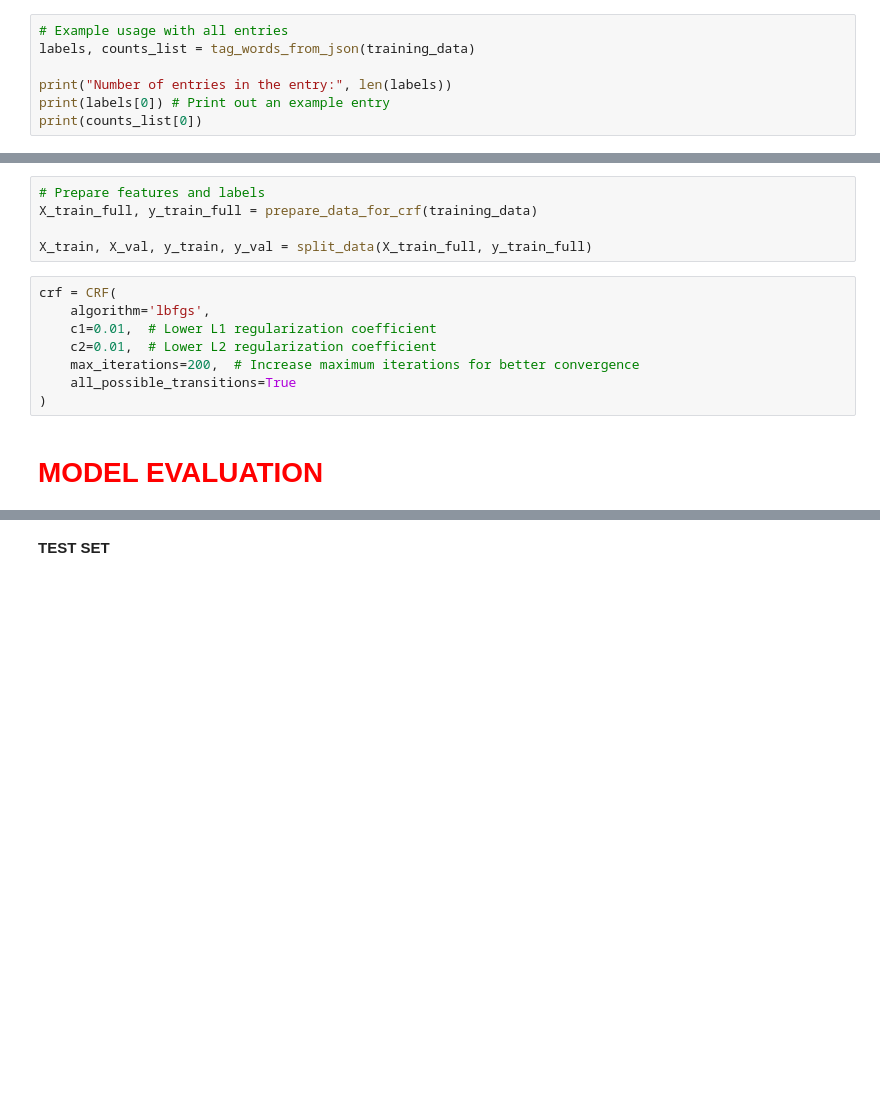
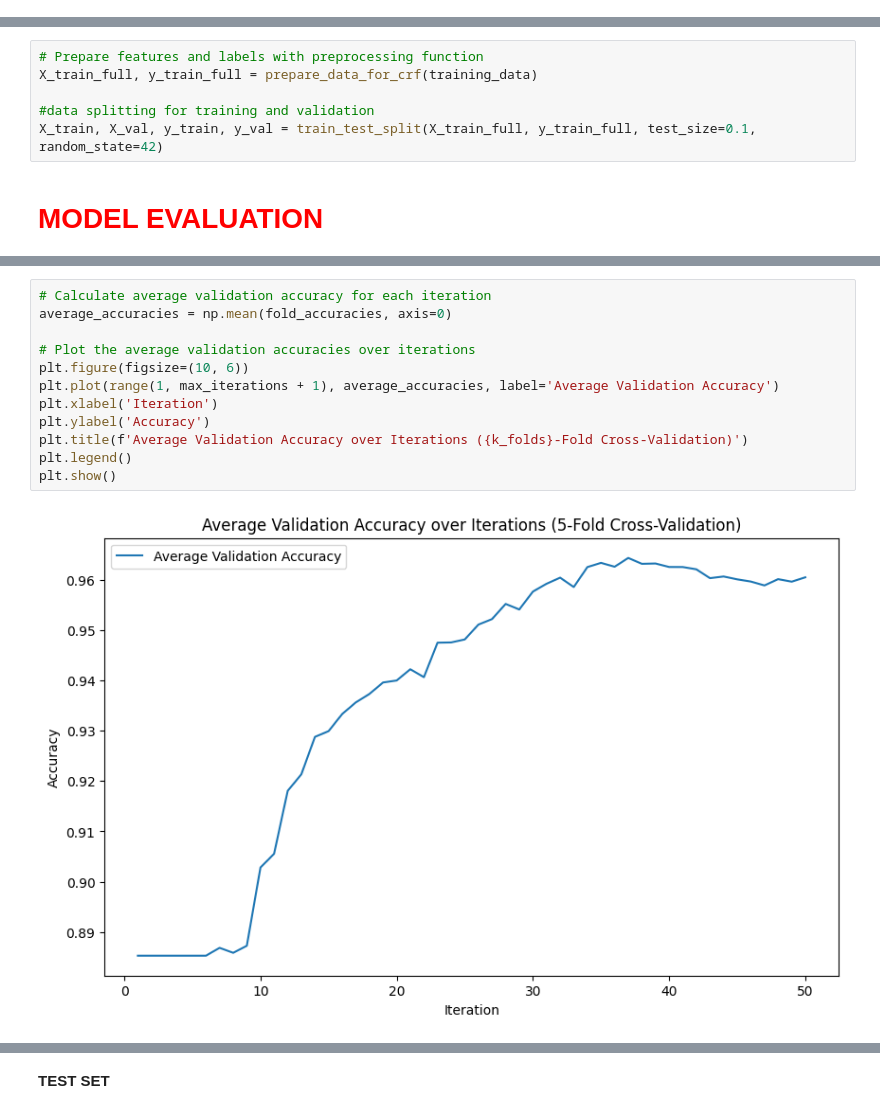
Before and after one commit to marinocom/NLP-Detection-of-Negation-and-Uncertainty-Project-24, a Jupyter notebook: Machine Learning Method/machine_learning .ipynb, the cells around one changed output, grey strips where cells are left out. Cells and saved outputs as stored; diff of their text form; blank space fills up the shorter version.

```diff
--- a/Machine Learning Method/machine_learning .ipynb
+++ b/Machine Learning Method/machine_learning .ipynb
@@ -223,10 +229,3 @@ def tag_words_from_json(json_data):
 
     # Return the list of tagged words and counts for all entries
     return all_tagged_texts,all_counts
-# %%
-# Example usage with all entries
-labels, counts_list = tag_words_from_json(training_data)
-
-print("Number of entries in the entry:", len(labels))
-print(labels[0]) # Print out an example entry
-print(counts_list[0])
@@ -327,15 +319,8 @@ def detect_language(text):
 # %%
-# Prepare features and labels
+# Prepare features and labels with preprocessing function
 X_train_full, y_train_full = prepare_data_for_crf(training_data)
 
-X_train, X_val, y_train, y_val = split_data(X_train_full, y_train_full)
+#data splitting for training and validation
+X_train, X_val, y_train, y_val = train_test_split(X_train_full, y_train_full, test_size=0.1, random_state=42)
-# %%
-crf = CRF(
-    algorithm='lbfgs',
-    c1=0.01,  # Lower L1 regularization coefficient
-    c2=0.01,  # Lower L2 regularization coefficient
-    max_iterations=200,  # Increase maximum iterations for better convergence
-    all_possible_transitions=True
-)
 # %% [markdown]
 ## <span style="color:red; font-size:larger;">**MODEL EVALUATION**</span>
@@ -390,0 +440,14 @@ weighted avg       0.96      0.96      0.96     35299
+# %%
+# Calculate average validation accuracy for each iteration
+average_accuracies = np.mean(fold_accuracies, axis=0)
+
+# Plot the average validation accuracies over iterations
+plt.figure(figsize=(10, 6))
+plt.plot(range(1, max_iterations + 1), average_accuracies, label='Average Validation Accuracy')
+plt.xlabel('Iteration')
+plt.ylabel('Accuracy')
+plt.title(f'Average Validation Accuracy over Iterations ({k_folds}-Fold Cross-Validation)')
+plt.legend()
+plt.show()
+# %% [output]
+[figure, added]
```
Also changed, not shown: parts of 15 cells of this notebook.
